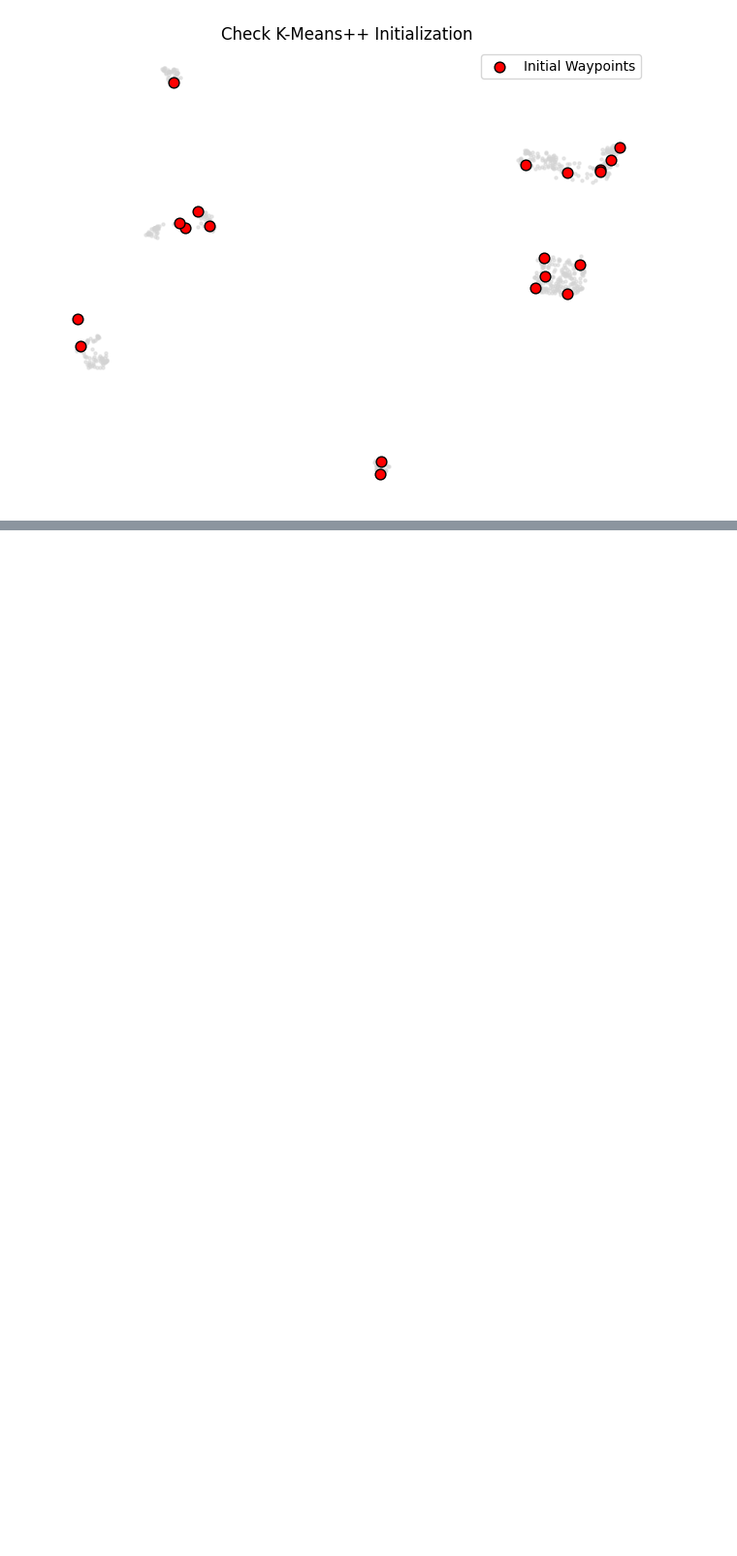
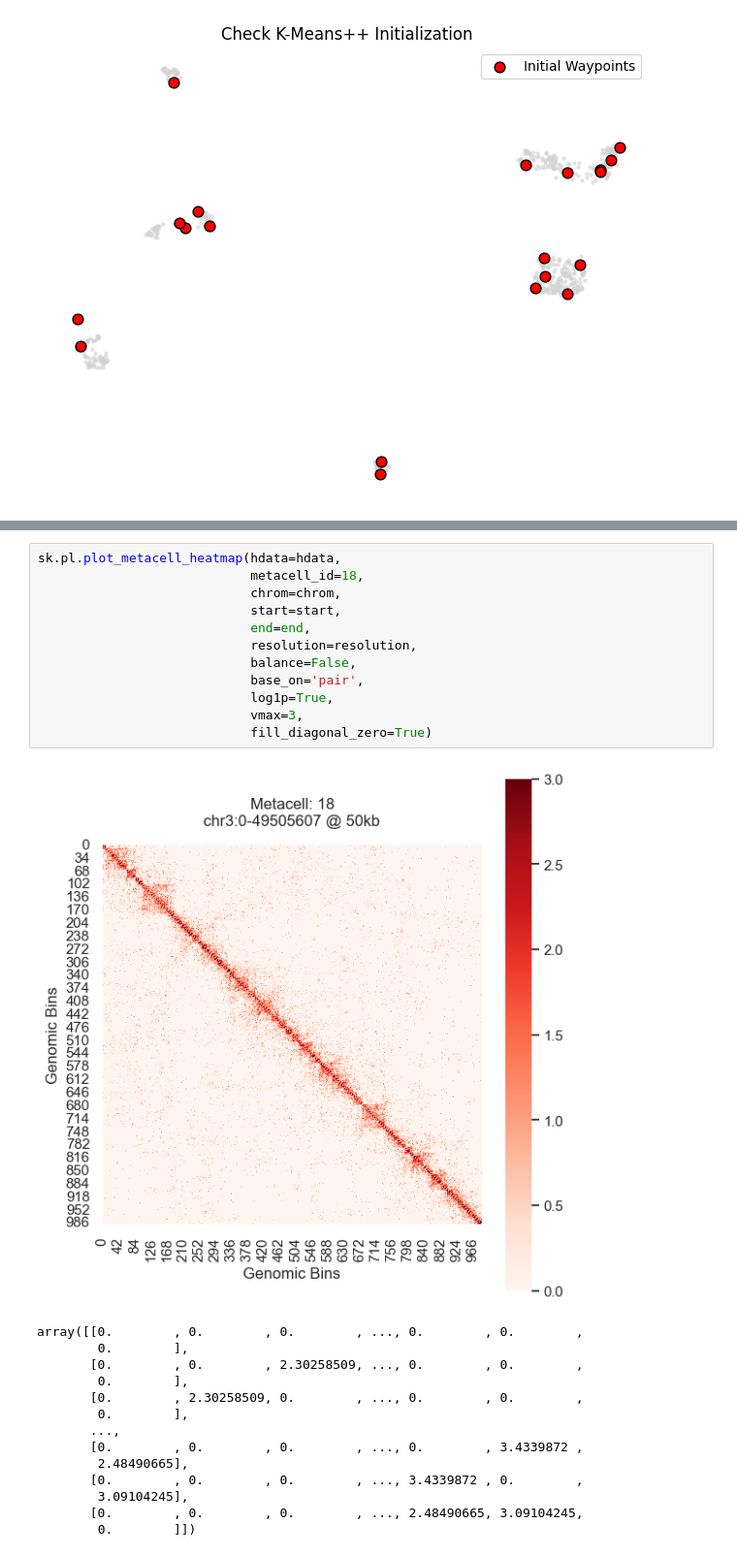
Before and after one commit to CCCKW/hstack, a Jupyter notebook: test.ipynb, the cells around one changed output, grey strips where cells are left out. Shown at 97% size. Saved outputs shown, nothing was run; the diff lists cells and outputs as text; blank space fills up the shorter version.

```diff
--- a/test.ipynb
+++ b/test.ipynb
@@ -314 +292,28 @@ sk.pl.plot_celltype_heatmaps(hdata=hdata,
+# %%
+sk.pl.plot_metacell_heatmap(hdata=hdata,
+                            metacell_id=18,
+                            chrom=chrom,
+                            start=start,
+                            end=end,
+                            resolution=resolution,
+                            balance=False,
+                            base_on='pair',
+                            log1p=True,
+                            vmax=3,
+                            fill_diagonal_zero=True)
+# %% [output]
+[figure, added]
+array([[0.        , 0.        , 0.        , ..., 0.        , 0.        ,
+        0.        ],
+       [0.        , 0.        , 2.30258509, ..., 0.        , 0.        ,
+        0.        ],
+       [0.        , 2.30258509, 0.        , ..., 0.        , 0.        ,
+        0.        ],
+       ...,
+       [0.        , 0.        , 0.        , ..., 0.        , 3.4339872 ,
+        2.48490665],
+       [0.        , 0.        , 0.        , ..., 3.4339872 , 0.        ,
+        3.09104245],
+       [0.        , 0.        , 0.        , ..., 2.48490665, 3.09104245,
+        0.        ]])
 # %%
```
Also changed, not shown: parts of 18 cells of this notebook, 4 other files.
